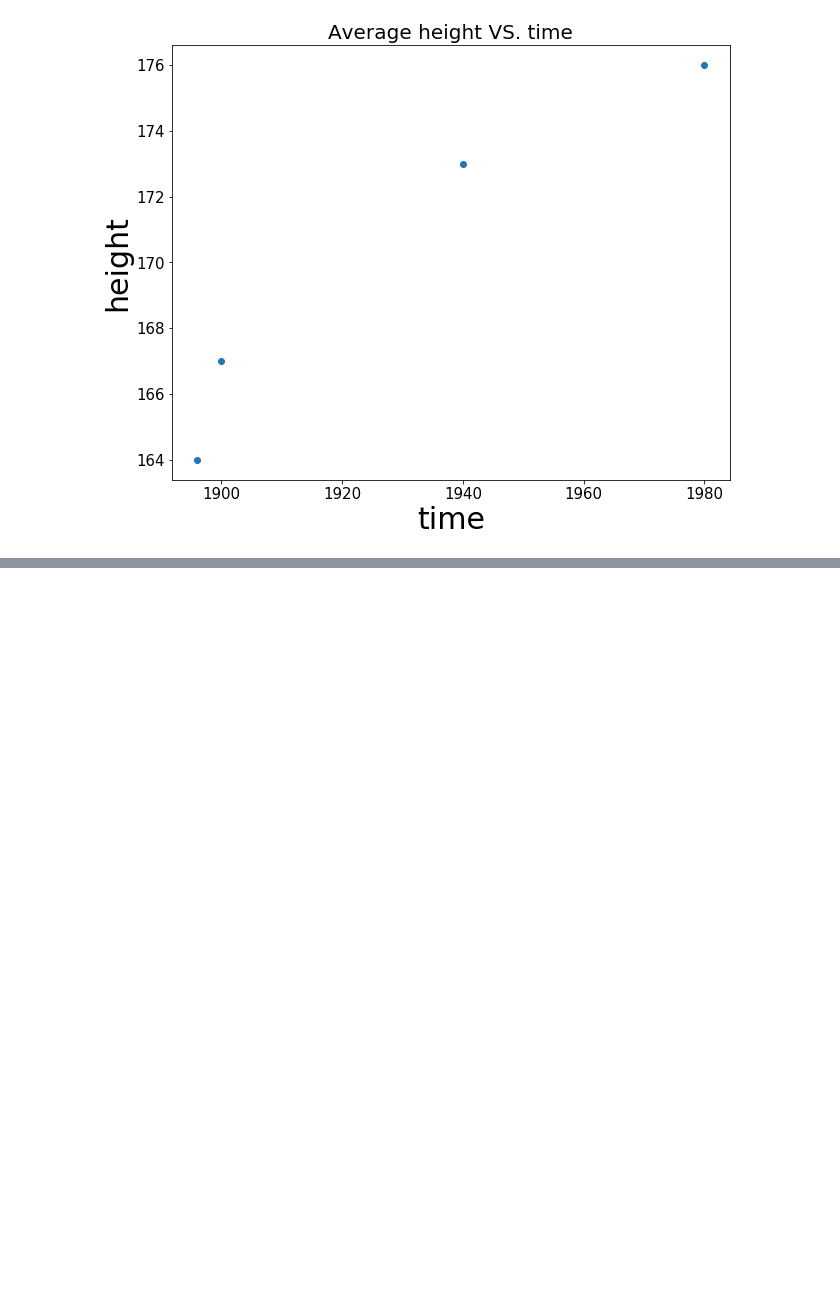
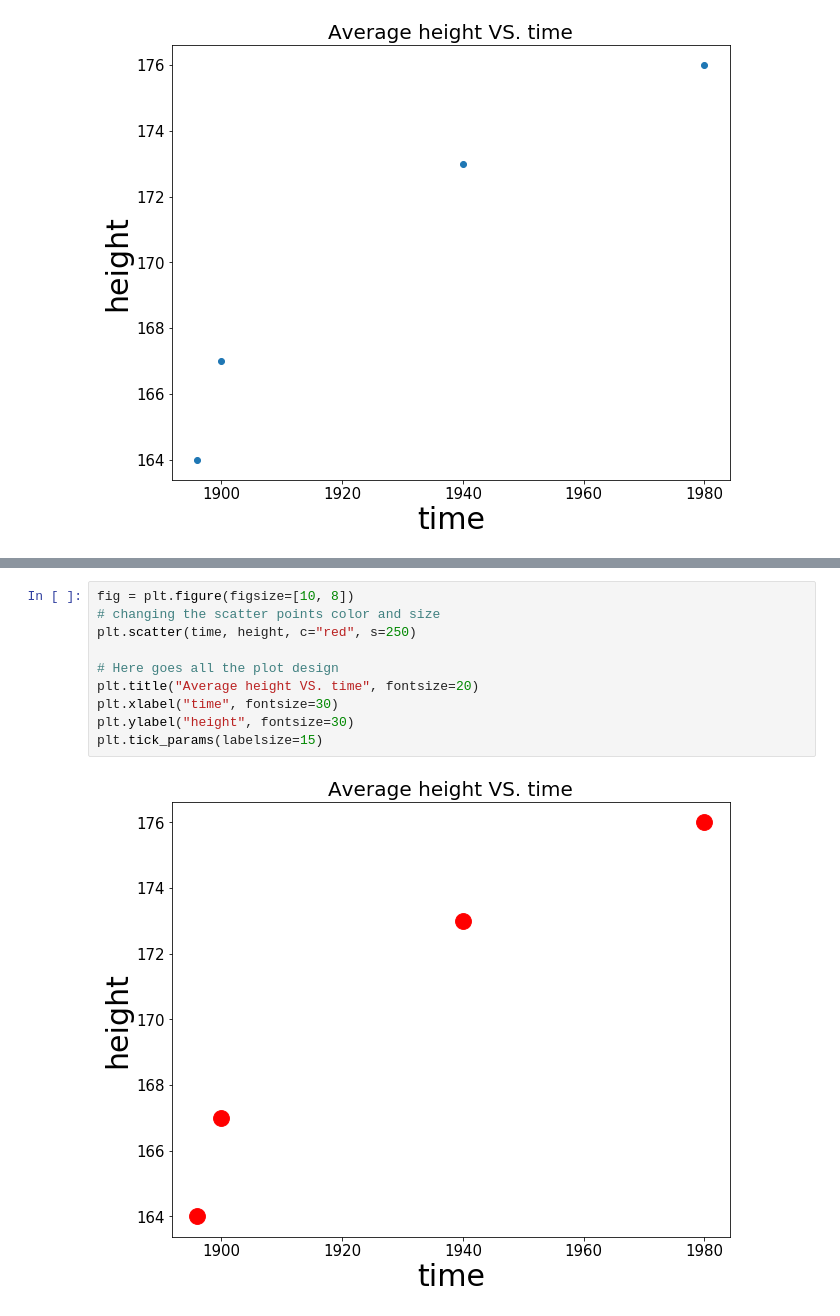
Before and after one commit to RuslanBrilenkov/Python_Tutorials, a Jupyter notebook: Learning_Plots_with_matplotlib.ipynb, the cells around one changed output, grey strips where cells are left out. Cells and saved outputs as stored; diff of their text form; blank space fills up the shorter version.

Commit message:
Added lesson on plotting and data visualizing with matplotlib - some of its basics and advanced features such as font size, padding, marker styles

```diff
--- a/Learning_Plots_with_matplotlib.ipynb
+++ b/Learning_Plots_with_matplotlib.ipynb
@@ -105,0 +127,12 @@ plt.tick_params(labelsize=15)
+# %%
+fig = plt.figure(figsize=[10, 8])
+# changing the scatter points color and size
+plt.scatter(time, height, c="red", s=250)
+
+# Here goes all the plot design
+plt.title("Average height VS. time", fontsize=20)
+plt.xlabel("time", fontsize=30)
+plt.ylabel("height", fontsize=30)
+plt.tick_params(labelsize=15)
+# %% [output]
+[figure, added]
```
Also changed, not shown: parts of 16 cells of this notebook, 1 other file.
